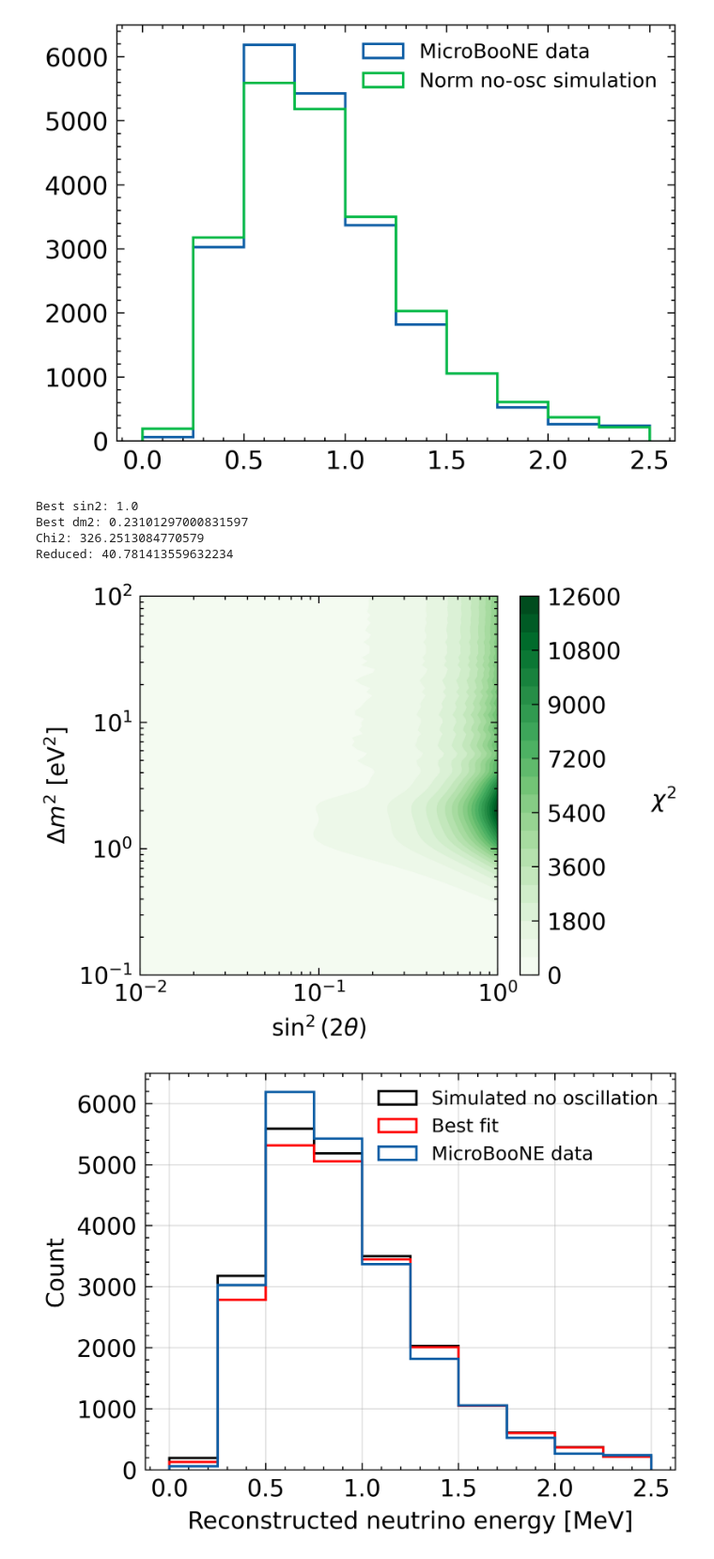
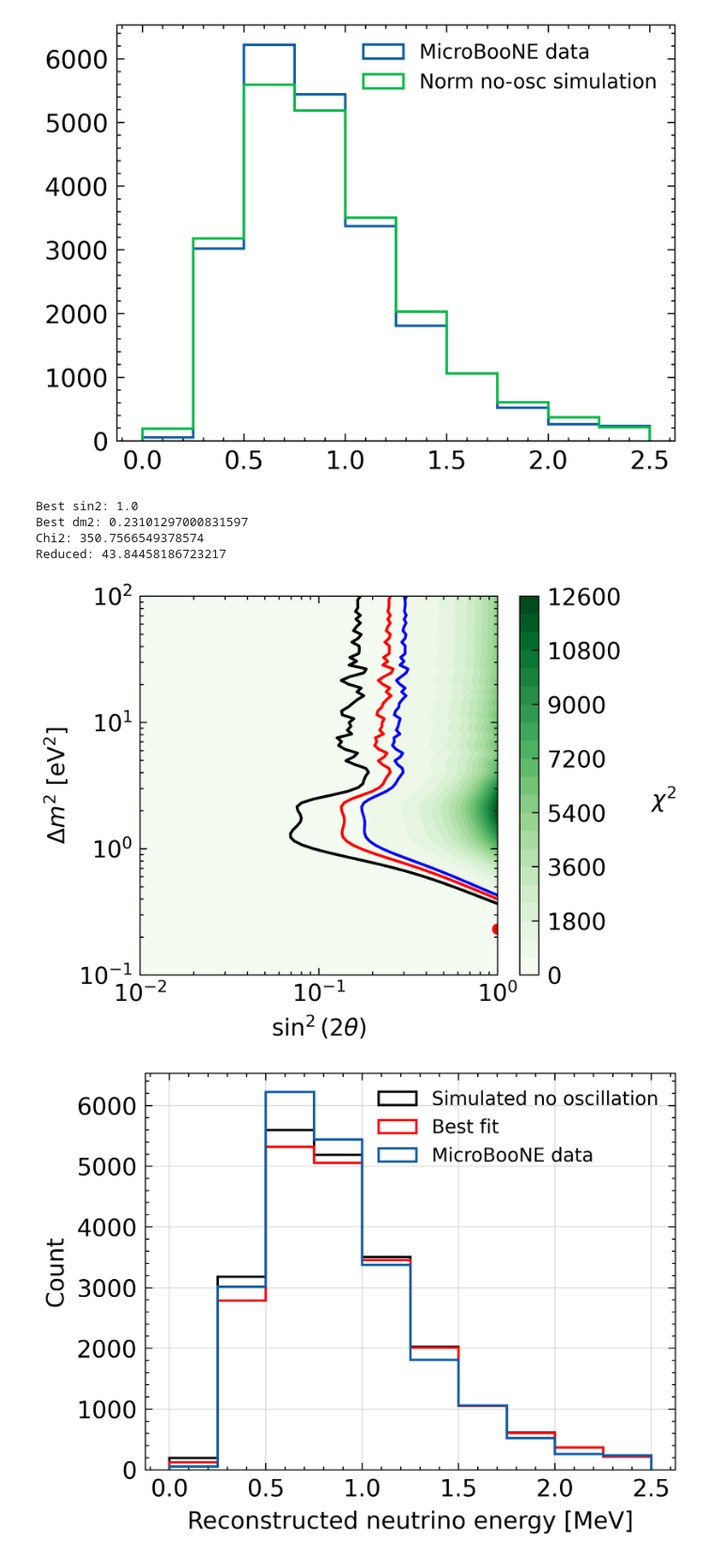
Before and after one commit to wnguyen1312/Neutrino-Oscillation, a Jupyter notebook: notebooks/ML Selection_Linh.ipynb, the cells around one changed output. Shown at 94% size. Cells and saved outputs as stored; diff of their text form; code cells hidden in the pictures.

```diff
--- a/notebooks/ML Selection_Linh.ipynb
+++ b/notebooks/ML Selection_Linh.ipynb
@@ -554,6 +553,7 @@ centers = 0.5*(edges[:-1] + edges[1:])
 valid = exp_count > 0
 exp_count = exp_count[valid]
 E_valid = centers[valid]
+sigma = np.sqrt(exp_count + 0.15*(exp_count)**2)
 sigma = np.sqrt(exp_count)
 
 # -----------------------------------
@@ -598,51 +598,64 @@ best_full, _ = np.histogram(no_osc_energy, bins=E_bin,
 # %% [output]
 Best sin2: 1.0
 Best dm2: 0.23101297000831597
-Chi2: 326.2513084770579
-Reduced: 40.781413559632234
+Chi2: 350.7566549378574
+Reduced: 43.84458186723217
 # %%
 # -----------------------------------
 # Plot chi2 map
 # -----------------------------------
 plt.figure(dpi=600, figsize=(4,3))
 
+relchi2_map = chi2_map - best_chi2
+
 X, Y = np.meshgrid(sin2_grid, dm2_grid, indexing='ij')
 
 cs = plt.contourf(
-    X, Y, chi2_map,
+    X, Y, relchi2_map,
     levels=20,
     cmap='Greens')
 
 cbar = plt.colorbar(cs)
 cbar.set_label(r'$\chi^2$', labelpad=18, rotation=0)
+
+# Confidence level contours
+CL_levels = [250, 400, 550]  # 68%, 90%, 95%
+cs = plt.contour(
+    X, Y, relchi2_map,
+    levels=CL_levels,
+    colors=['black', 'red', 'blue'],
+    linewidths=1.2
+)
+
 plt.xlabel(r'$\sin^2(2\theta)$')
 plt.ylabel(r'$\Delta m^2\ [\mathrm{eV}^2]$')
+plt.scatter(sin2_best, dm2_best, color='red', s=15, marker='o', label='Code Best Fit')
 plt.xscale('log')
 plt.yscale('log')
 
 plt.tight_layout()
 plt.show()
 
 
 # -----------------------------------
 # Plot histograms
 # -----------------------------------
 plt.figure(dpi=600, figsize=(4,3))
 ax1 = plt.gca()
 
 ax1.hist(no_osc_energy, bins=E_bin, weights=no_osc_weight*scale,
          histtype='step', color='black', label='Simulated no oscillation')
 ax1.hist(no_osc_energy, bins=E_bin,
          weights=no_osc_weight * scale * P_best,
          histtype='step', color='red', label='Best fit')
 ax1.hist(signal_exp['Total energy'], bins=E_bin, histtype='step', label='MicroBooNE data')
 
 ax1.set_xlabel('Reconstructed neutrino energy [MeV]')
 ax1.set_ylabel('Count')
 ax1.legend(fontsize=8)
 ax1.grid(alpha=0.4)
 plt.tight_layout()
 plt.show()
 # %% [output]
-[figure, old version]
+[figure, new version]
-[figure, old version]
+[figure, new version]
```
Also changed, not shown: parts of 10 cells of this notebook.
